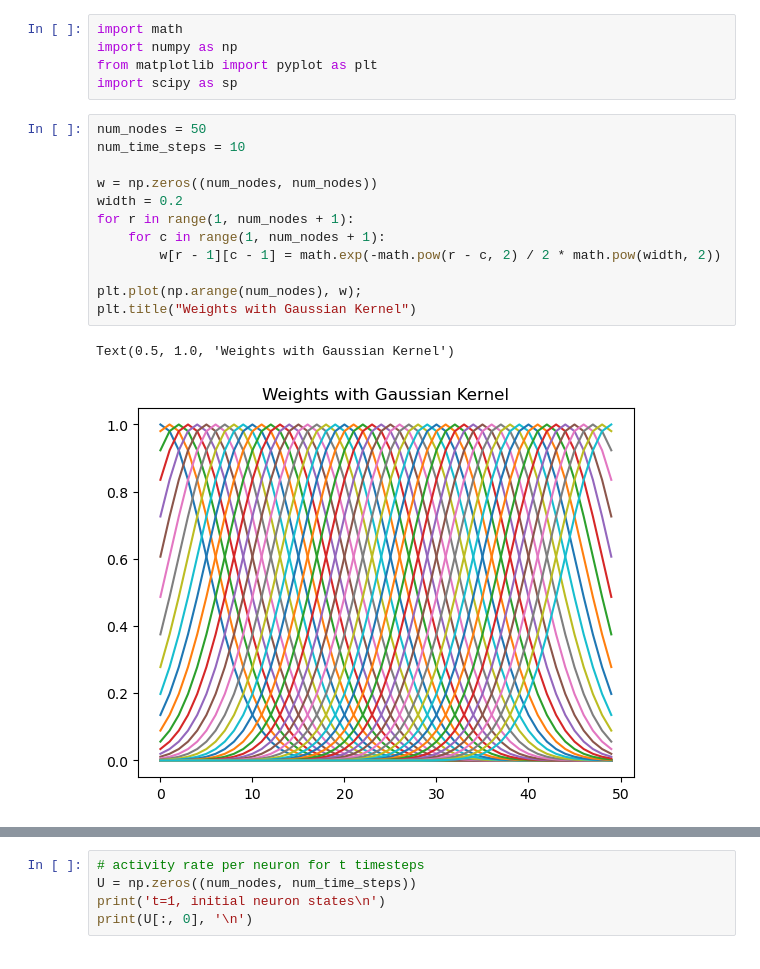
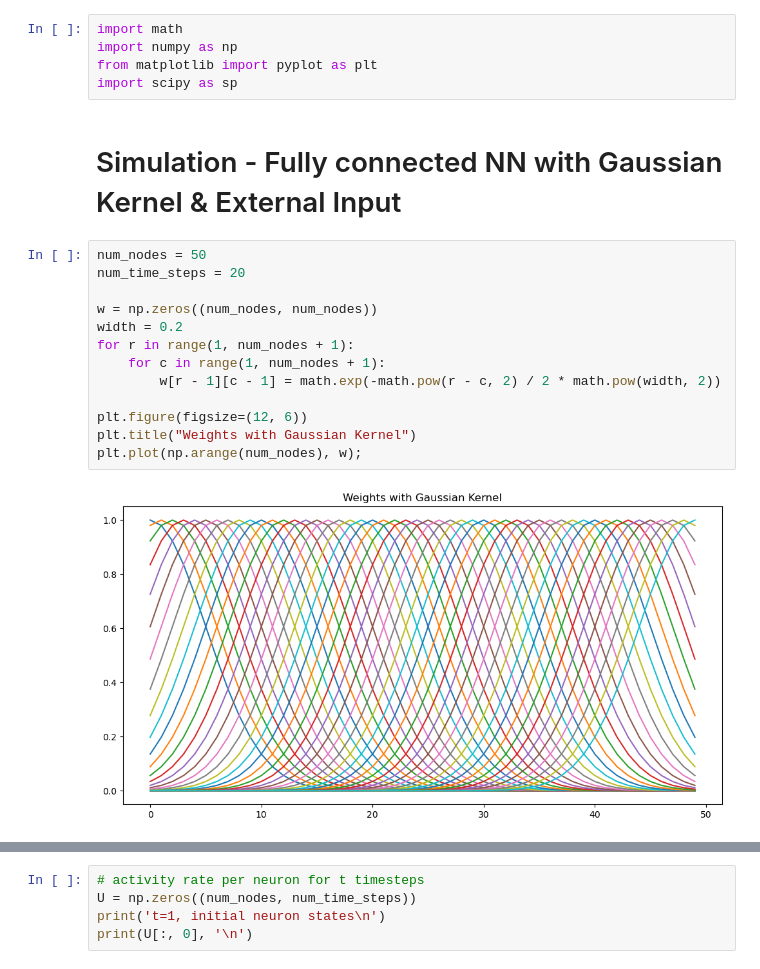
Before and after one commit to michealrm/Trappenberg_CAAN, a Jupyter notebook: caan_simulation.ipynb, the cells around one changed output, grey strips where cells are left out. Cells and saved outputs as stored; diff of their text form.

```diff
--- a/caan_simulation.ipynb
+++ b/caan_simulation.ipynb
@@ -3,20 +3,22 @@ import math
 import numpy as np
 from matplotlib import pyplot as plt
 import scipy as sp
+# %% [markdown]
+# Simulation - Fully connected NN with Gaussian Kernel & External Input
 # %%
 num_nodes = 50
-num_time_steps = 10
+num_time_steps = 20
 
 w = np.zeros((num_nodes, num_nodes))
 width = 0.2
 for r in range(1, num_nodes + 1):
     for c in range(1, num_nodes + 1):
         w[r - 1][c - 1] = math.exp(-math.pow(r - c, 2) / 2 * math.pow(width, 2))
 
+plt.figure(figsize=(12, 6))
+plt.title("Weights with Gaussian Kernel")
 plt.plot(np.arange(num_nodes), w);
-plt.title("Weights with Gaussian Kernel")
 # %% [output]
-Text(0.5, 1.0, 'Weights with Gaussian Kernel')
-[figure, old version]
+[figure, new version]
 # %%
 external_input = np.zeros((num_nodes, num_time_steps))
```
Also changed, not shown: parts of 5 cells of this notebook.
